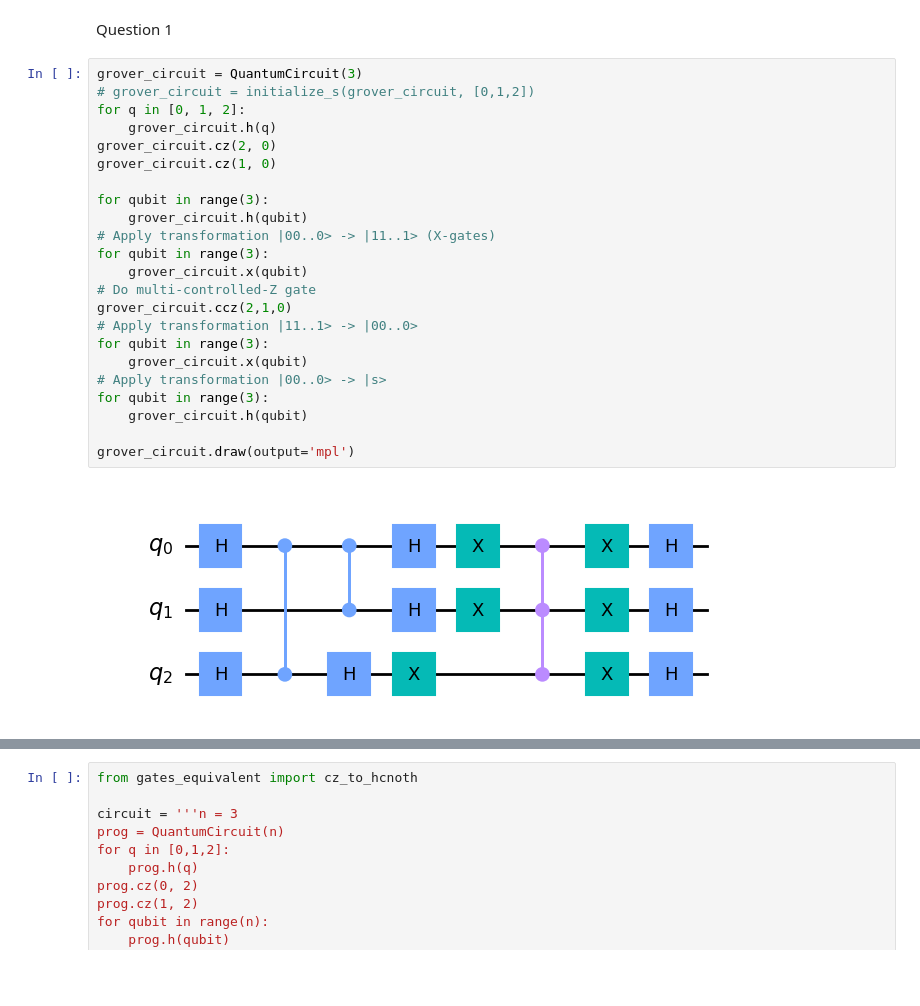
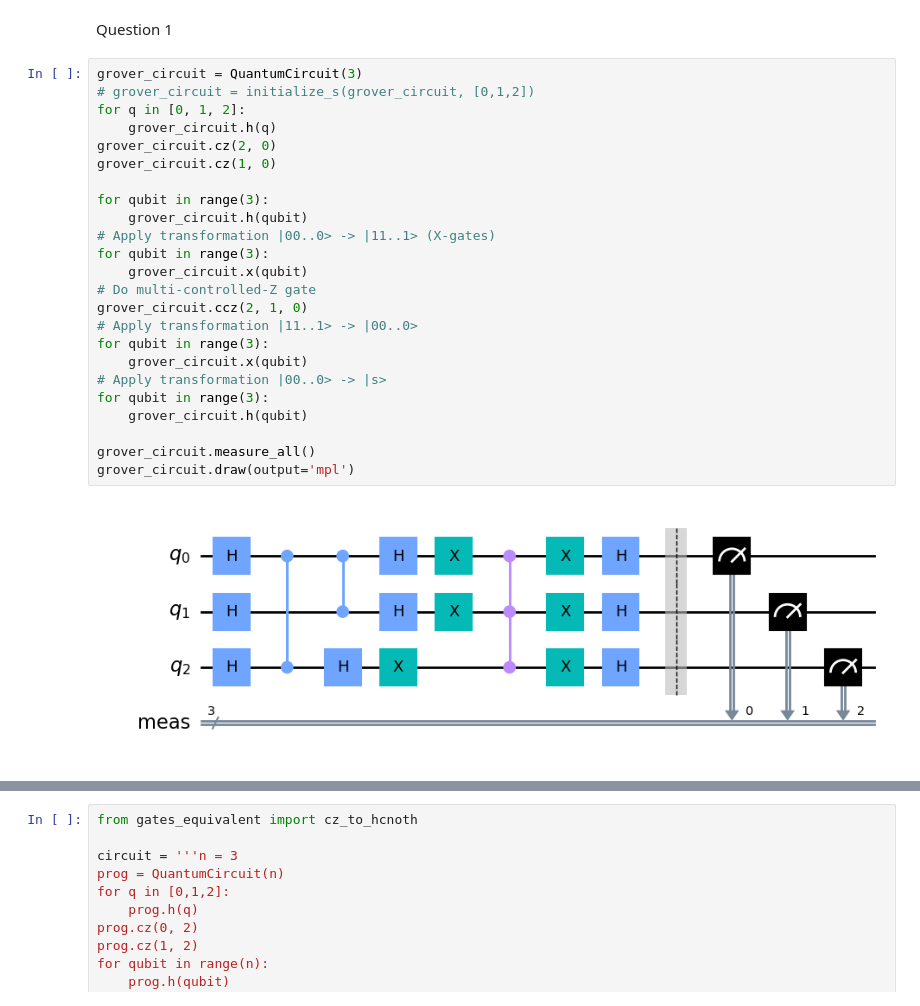
Before and after one commit to AdamNaoui/LOG6953C_TPs, a Jupyter notebook: TP3/tp3.ipynb, the cells around one changed output, grey strips where cells are left out. Cells and saved outputs as stored; diff of their text form; blank space fills up the shorter version.

```diff
--- a/TP3/tp3.ipynb
+++ b/TP3/tp3.ipynb
@@ -16,25 +16,26 @@ Question 1
 # %%
 grover_circuit = QuantumCircuit(3)
 # grover_circuit = initialize_s(grover_circuit, [0,1,2])
 for q in [0, 1, 2]:
     grover_circuit.h(q)
 grover_circuit.cz(2, 0)
 grover_circuit.cz(1, 0)
 
 for qubit in range(3):
     grover_circuit.h(qubit)
 # Apply transformation |00..0> -> |11..1> (X-gates)
 for qubit in range(3):
     grover_circuit.x(qubit)
 # Do multi-controlled-Z gate
-grover_circuit.ccz(2,1,0)
+grover_circuit.ccz(2, 1, 0)
 # Apply transformation |11..1> -> |00..0>
 for qubit in range(3):
     grover_circuit.x(qubit)
 # Apply transformation |00..0> -> |s>
 for qubit in range(3):
     grover_circuit.h(qubit)
 
+grover_circuit.measure_all()
 grover_circuit.draw(output='mpl')
 # %% [output]
-[figure, old version]
+[figure, new version]
```
Also changed, not shown: parts of 5 cells of this notebook.
